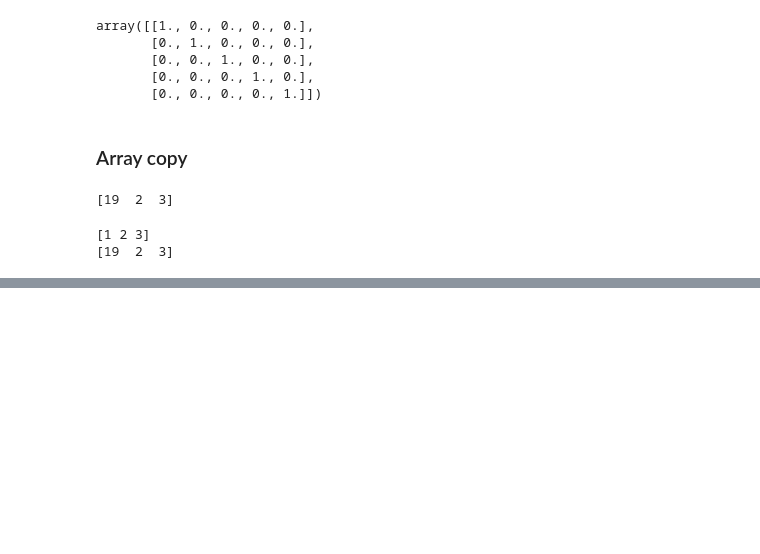
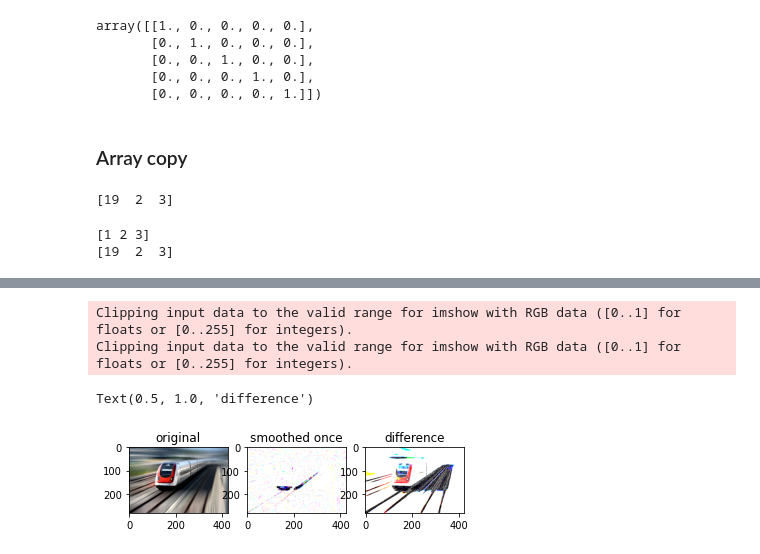
Before and after one commit to tanviranjum21/Data_Science_Learning, a Jupyter notebook: Introduction to Numpy.ipynb, the cells around one changed output, grey strips where cells are left out. Drawn from its saved outputs; the diff is of its cells as text; code cells hidden in the pictures; blank space fills up the shorter version.

```diff
--- a/Introduction to Numpy.ipynb
+++ b/Introduction to Numpy.ipynb
@@ -524,0 +643,38 @@ print(b) #this one is the copyed one
+# %%
+#solution
+import numpy as np
+import matplotlib.pyplot as plt
+
+def smooth(img):
+    average_image =(
+        img[1:-1, 1:-1] #center
+        + img[:-2, 1:-1] #top
+        + img[2:,1:-1]  # bottom
+        + img[1:-1, :-2]  # left
+        + img[1:-1,2:  ]  # right
+    ) / 5.0
+    return average_image
+
+average_image = smooth(img)
+plt.figure()
+# Set colormap so that images are plotted in gray scale.
+plt.gray()
+# Plot the original image first
+plt.subplot(1,3,1)
+plt.imshow(img)
+plt.title('original')
+
+# Now the filtered image.
+plt.subplot(1,3,2)
+plt.imshow(average_image)
+plt.title('smoothed once')
+
+# And finally the difference between the two.
+plt.subplot(1,3,3)
+plt.imshow(img[1:-1,1:-1] -average_image)
+plt.title('difference')
+# %% [output]
+Clipping input data to the valid range for imshow with RGB data ([0..1] for floats or [0..255] for integers).
+Clipping input data to the valid range for imshow with RGB data ([0..1] for floats or [0..255] for integers).
+Text(0.5, 1.0, 'difference')
+[figure, added]
```
Also changed, not shown: parts of 20 cells of this notebook.
